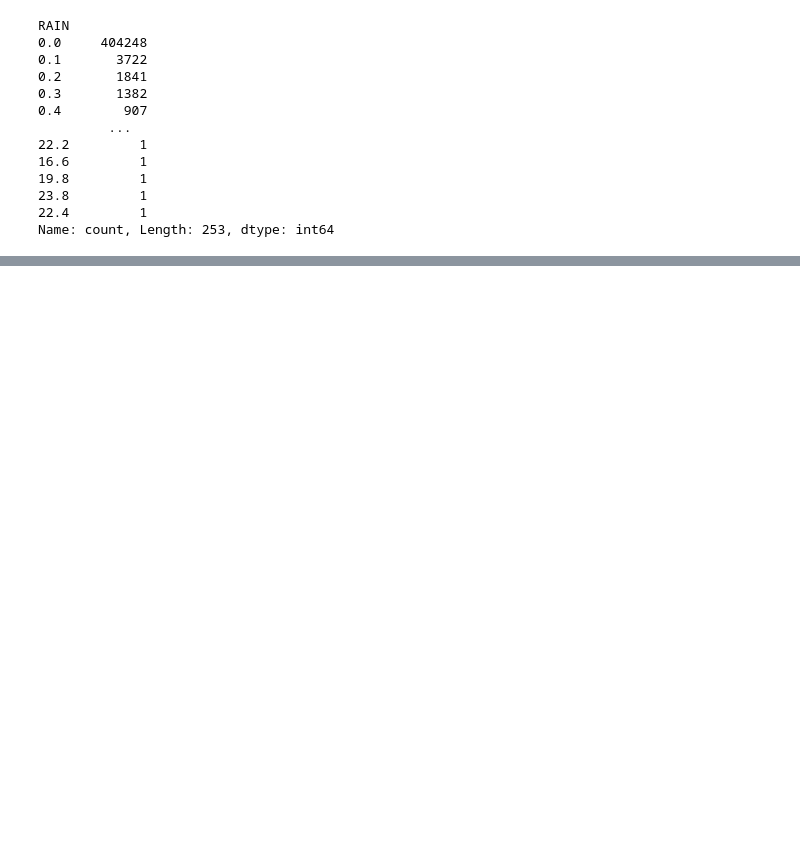
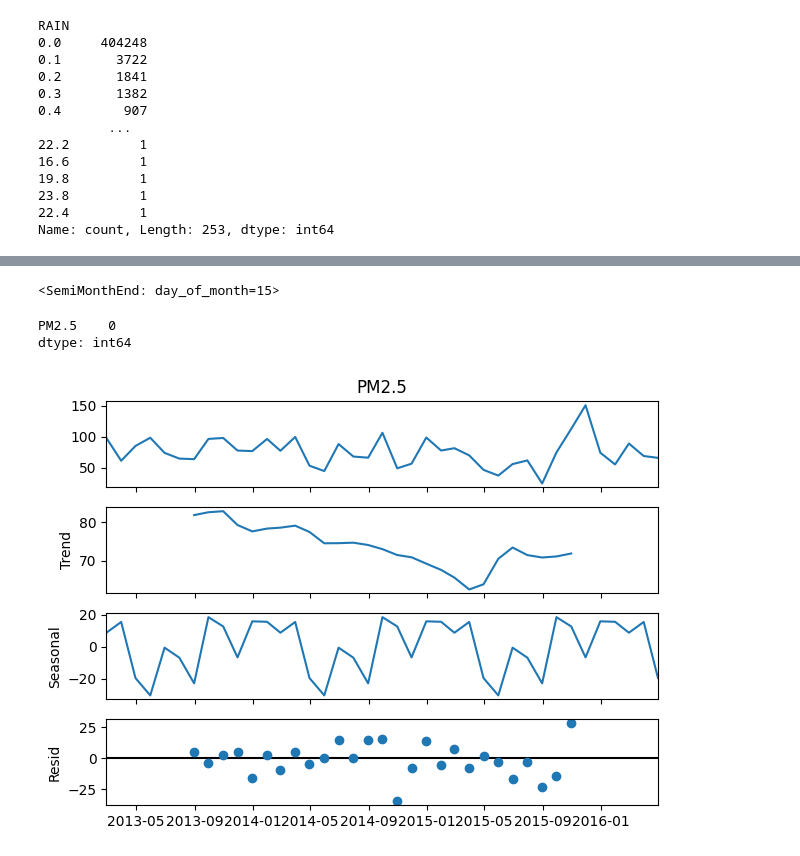
Before and after one commit to victorouma1/Machine-Learning-2, a Jupyter notebook: Week 3 Project.ipynb, the cells around one changed output, grey strips where cells are left out. Drawn from its saved outputs; the diff is of its cells as text; code cells hidden in the pictures; blank space fills up the shorter version.

```diff
--- a/Week 3 Project.ipynb
+++ b/Week 3 Project.ipynb
@@ -197,0 +253,2 @@ df.set_index('year', inplace =True)
+# %%
+df_3 = df_3.resample('SME').mean()
@@ -197,0 +265,4 @@ df.set_index('year', inplace =True)
+# %%
+size = int(len(df_3)*0.8)
+# %%
+df_train = df_3.iloc[:size]
@@ -197,0 +282,18 @@ df.set_index('year', inplace =True)
+# %%
+print(df_train.index.freq)
+# %% [output]
+<SemiMonthEnd: day_of_month=15>
+# %%
+
+print(df_train.isnull().sum())
+# %% [output]
+PM2.5    0
+dtype: int64
+# %%
+df_train_copy = df_train.asfreq('ME').copy()
+# %%
+s_dec_additive = seasonal_decompose(df_train_copy['PM2.5'], model='additive')
+s_dec_additive.plot()
+plt.show()
+# %% [output]
+[figure, added]
```
Also changed, not shown: parts of 27 cells of this notebook.
